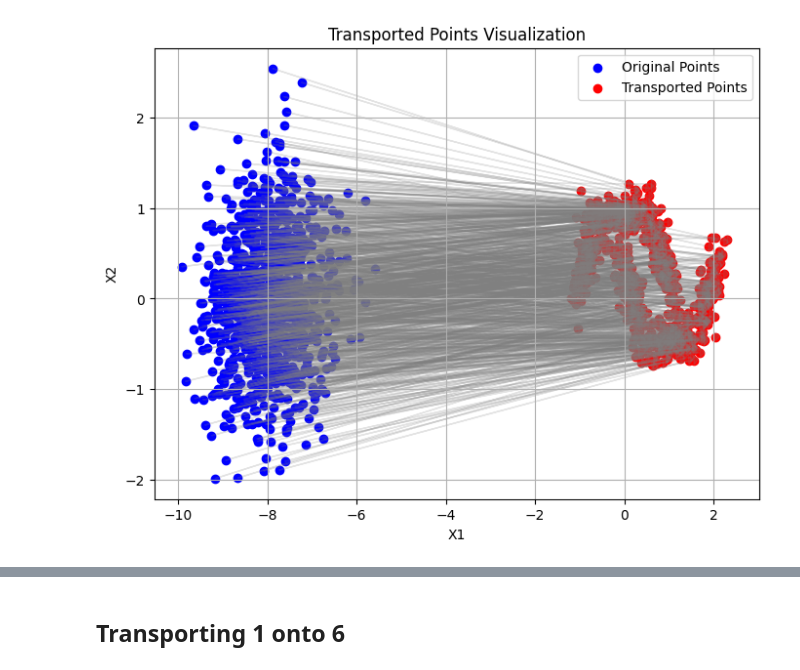
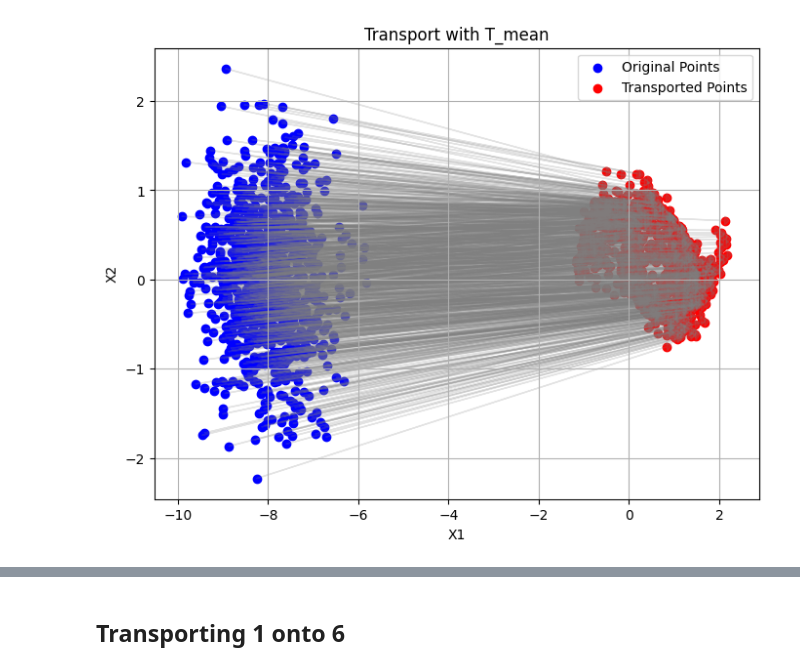
Before and after one commit to samsongourevitch/GMM_OT, a Jupyter notebook: GMM_OT/GMM_OT.ipynb, the cells around one changed output, grey strips where cells are left out. Saved outputs shown, nothing was run; the diff lists cells and outputs as text; code cells hidden in the pictures.

```diff
--- a/GMM_OT/GMM_OT.ipynb
+++ b/GMM_OT/GMM_OT.ipynb
@@ -114,4 +126,4 @@ plt.show()
-# %%
-plot_transport(X_1, X_transported)
-# %% [output]
-[figure, removed]
+# %%
+plot_transport(X_0, X_transported_mean, title='Transport with T_mean')
+# %% [output]
+[figure, added]
```
Also changed, not shown: parts of 54 cells of this notebook, 4 other files.
